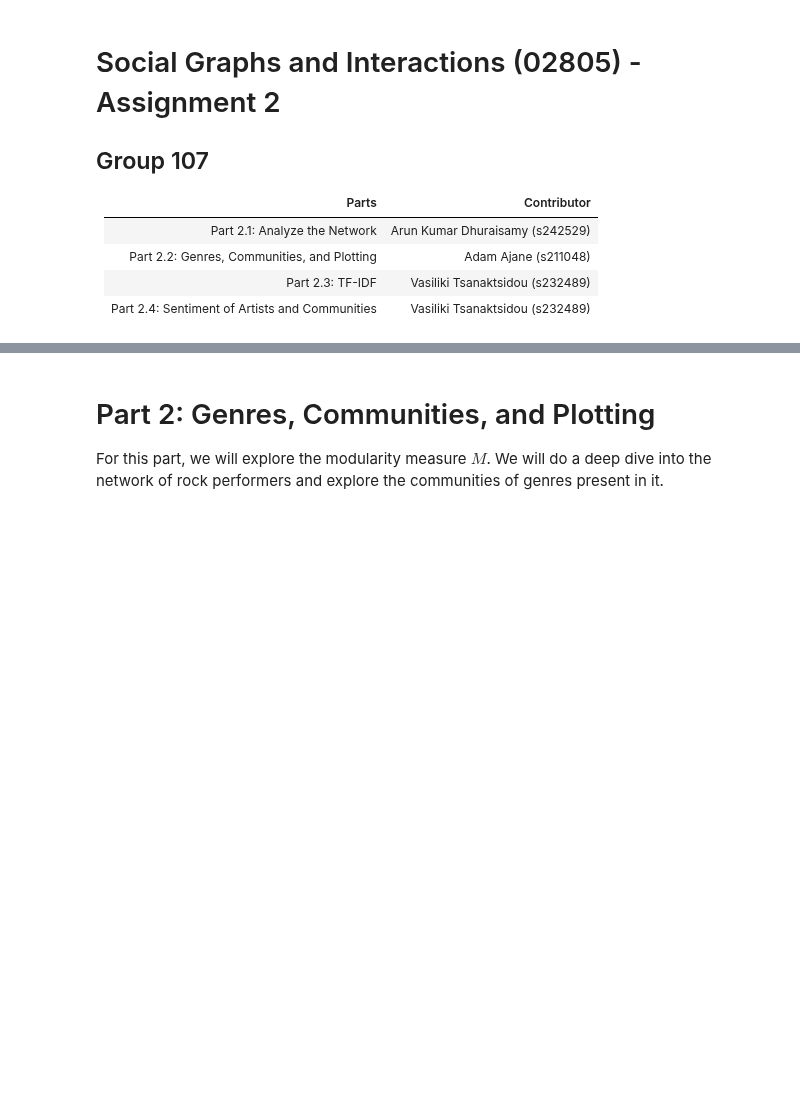
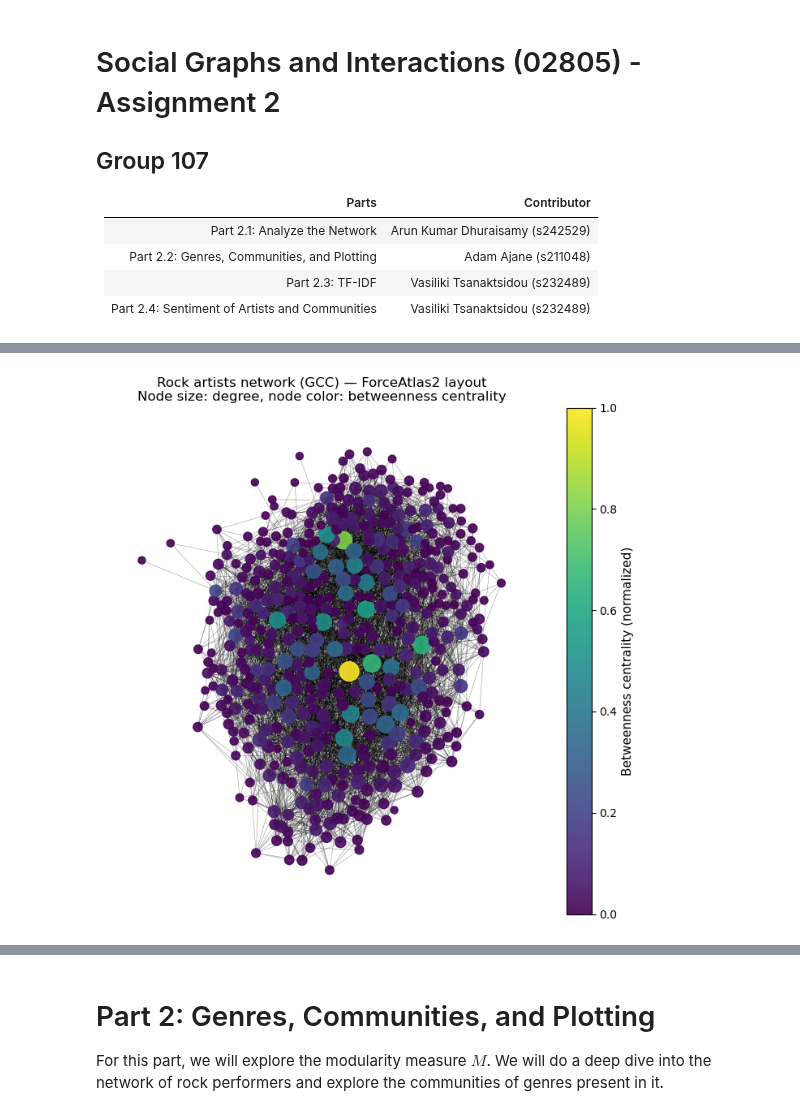
Before and after one commit to adamajane/social-graphs-and-interactions-02805-assignments, a Jupyter notebook: assignment_2/assignment_2_hand_in.ipynb, the cells around one changed output, grey strips where cells are left out. Cells and saved outputs as stored; diff of their text form; code cells hidden in the pictures; blank space fills up the shorter version.

```diff
--- a/assignment_2/assignment_2_hand_in.ipynb
+++ b/assignment_2/assignment_2_hand_in.ipynb
@@ -29,0 +189,71 @@ For this part, we will analyze a network of leading rock performers and genres.
+# %%
+# Ensure compatibility for to_numpy_matrix
+if not hasattr(nx, "to_numpy_matrix"):
+    def _to_numpy_matrix(G, nodelist=None, dtype=float, weight="weight", nonedge=0.0):
+        arr = nx.to_numpy_array(G, nodelist=nodelist, dtype=dtype, weight=weight, nonedge=nonedge)
+        try:
+            return np.matrix(arr)
+        except Exception:
+            return arr
+    nx.to_numpy_matrix = _to_numpy_matrix
+
+# Prepare data for visualization
+deg_array = np.array([degrees[n] for n in G_gcc.nodes()])
+bet_array = np.array([bet_centrality[n] for n in G_gcc.nodes()])
+
+# Node sizes (scaled degree)
+node_sizes = 40 + 2.0 * deg_array  # base size + scaled degree
+
+# Node colors (betweenness, normalized to [0,1])
+if bet_array.max() > 0:
+    bet_norm = (bet_array - bet_array.min()) / (bet_array.max() - bet_array.min())
+else:
+    bet_norm = bet_array
+
+# ForceAtlas2 layout (fa2_modified)
+forceatlas2 = ForceAtlas2(
+    outboundAttractionDistribution=False,
+    linLogMode=False,
+    adjustSizes=False,
+    edgeWeightInfluence=1.0,
+    jitterTolerance=1.0,
+    barnesHutOptimize=True,
+    barnesHutTheta=1.2,
+    scalingRatio=2.0,
+    strongGravityMode=False,
+    gravity=1.0,
+    verbose=False,
+)
+
+pos = forceatlas2.forceatlas2_networkx_layout(
+    G_gcc,
+    pos=None,
+    iterations=1000
+)
+
+# Plot
+fig, ax = plt.subplots(figsize=(7, 7))
+nodes = nx.draw_networkx_nodes(
+    G_gcc,
+    pos,
+    node_size=node_sizes,
+    node_color=bet_norm,
+    cmap=plt.cm.viridis,
+    alpha=0.9,
+    ax=ax,
+)
+nx.draw_networkx_edges(G_gcc, pos, width=0.4, alpha=0.4, ax=ax)
+
+cbar = plt.colorbar(nodes, ax=ax)
+cbar.set_label("Betweenness centrality (normalized)", fontsize=11)
+
+ax.set_title(
+    "Rock artists network (GCC) — ForceAtlas2 layout\n"
+    "Node size: degree, node color: betweenness centrality",
+    fontsize=12
+)
+ax.set_axis_off()
+plt.tight_layout()
+plt.show()
+# %% [output]
+[figure, added]
```
Also changed, not shown: parts of 30 cells of this notebook.
